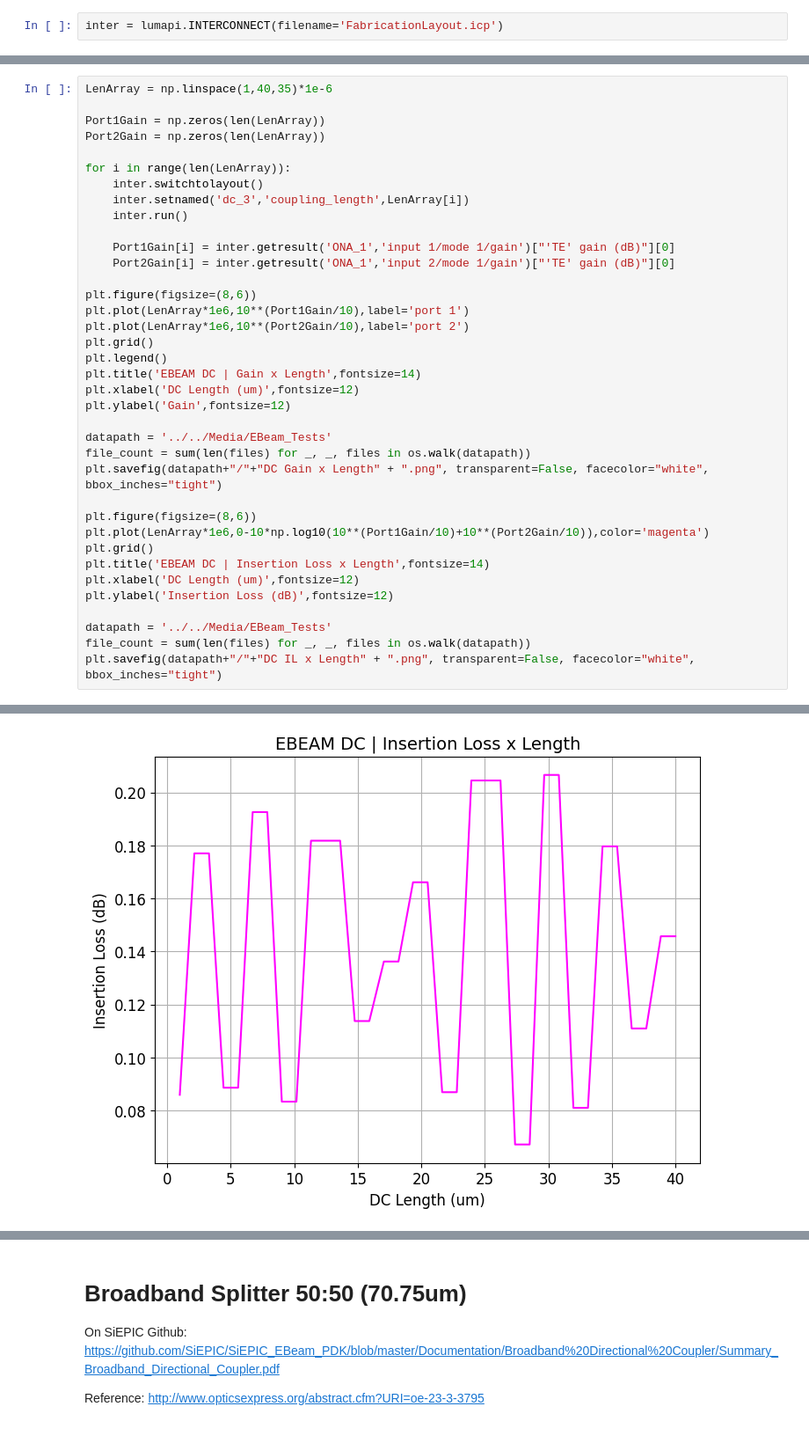
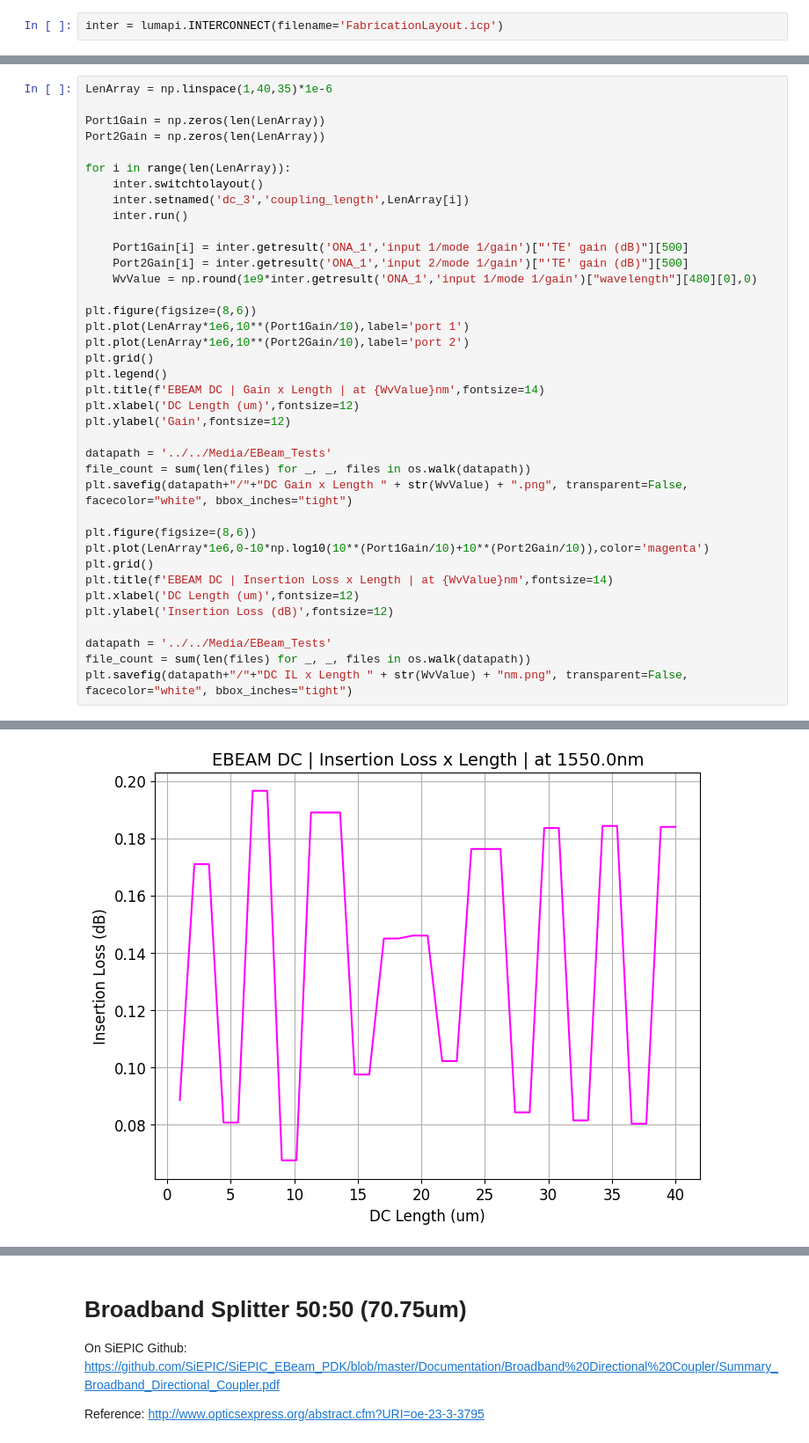
Before and after one commit to CaioRodrigues200/Programmable-Multifunctional-Circuit, a Jupyter notebook: Simulations/EBeamTests/EBeamTests.ipynb, the cells around one changed output, grey strips where cells are left out. Shown at 88% size. Drawn from its saved outputs; the diff is of its cells as text.

```diff
--- a/Simulations/EBeamTests/EBeamTests.ipynb
+++ b/Simulations/EBeamTests/EBeamTests.ipynb
@@ -303,30 +314,31 @@ for i in range(len(LenArray)):
     inter.setnamed('dc_3','coupling_length',LenArray[i])
     inter.run()
 
-    Port1Gain[i] = inter.getresult('ONA_1','input 1/mode 1/gain')["'TE' gain (dB)"][0]
-    Port2Gain[i] = inter.getresult('ONA_1','input 2/mode 1/gain')["'TE' gain (dB)"][0]
+    Port1Gain[i] = inter.getresult('ONA_1','input 1/mode 1/gain')["'TE' gain (dB)"][500]
+    Port2Gain[i] = inter.getresult('ONA_1','input 2/mode 1/gain')["'TE' gain (dB)"][500]
+    WvValue = np.round(1e9*inter.getresult('ONA_1','input 1/mode 1/gain')["wavelength"][480][0],0)
 
 plt.figure(figsize=(8,6))
 plt.plot(LenArray*1e6,10**(Port1Gain/10),label='port 1')
 plt.plot(LenArray*1e6,10**(Port2Gain/10),label='port 2')
 plt.grid()
 plt.legend()
-plt.title('EBEAM DC | Gain x Length',fontsize=14)
+plt.title(f'EBEAM DC | Gain x Length | at {WvValue}nm',fontsize=14)
 plt.xlabel('DC Length (um)',fontsize=12)
 plt.ylabel('Gain',fontsize=12)
 
 datapath = '../../Media/EBeam_Tests'
 file_count = sum(len(files) for _, _, files in os.walk(datapath))
-plt.savefig(datapath+"/"+"DC Gain x Length" + ".png", transparent=False, facecolor="white", bbox_inches="tight")
+plt.savefig(datapath+"/"+"DC Gain x Length " + str(WvValue) + ".png", transparent=False, facecolor="white", bbox_inches="tight")
 
 plt.figure(figsize=(8,6))
 plt.plot(LenArray*1e6,0-10*np.log10(10**(Port1Gain/10)+10**(Port2Gain/10)),color='magenta')
 plt.grid()
-plt.title('EBEAM DC | Insertion Loss x Length',fontsize=14)
+plt.title(f'EBEAM DC | Insertion Loss x Length | at {WvValue}nm',fontsize=14)
 plt.xlabel('DC Length (um)',fontsize=12)
 plt.ylabel('Insertion Loss (dB)',fontsize=12)
 
 datapath = '../../Media/EBeam_Tests'
 file_count = sum(len(files) for _, _, files in os.walk(datapath))
-plt.savefig(datapath+"/"+"DC IL x Length" + ".png", transparent=False, facecolor="white", bbox_inches="tight")
+plt.savefig(datapath+"/"+"DC IL x Length " + str(WvValue) + "nm.png", transparent=False, facecolor="white", bbox_inches="tight")
 # %% [output]
@@ -334,4 +346,4 @@ plt.savefig(datapath+"/"+"DC IL x Length" + ".png", transparent=False, facecolor
-[figure, old version]
+[figure, new version]
 # %%
 Port1Gain = np.zeros(1000)
 Port2Gain = np.zeros(1000)
```
Also changed, not shown: parts of 5 cells of this notebook, 11 other files.
